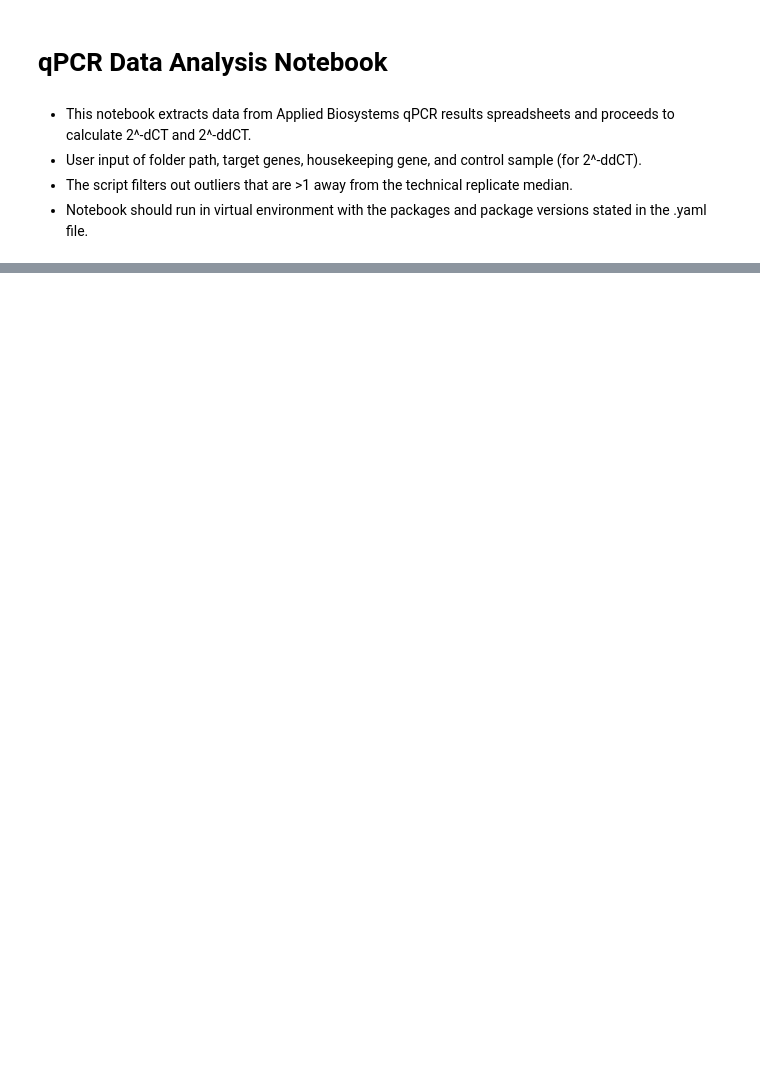
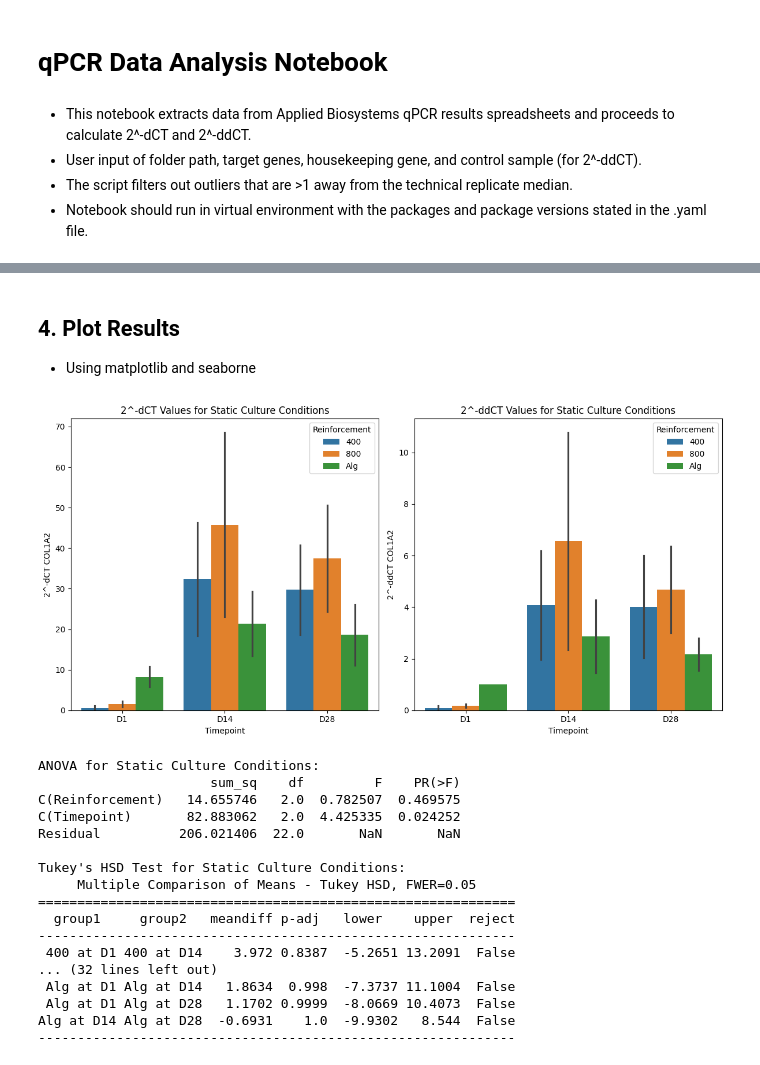
Before and after one commit to hagneeptatt/qPCR_notebook, a Jupyter notebook: qPCR_analysis.ipynb, the cells around one changed output, grey strips where cells are left out. Saved outputs shown, nothing was run; the diff lists cells and outputs as text; code cells hidden in the pictures; blank space fills up the shorter version.

Commit message:
first draft

```diff
--- a/qPCR_analysis.ipynb
+++ b/qPCR_analysis.ipynb
@@ -41,0 +235,8 @@ Fontconfig warning: ignoring UTF-8: not a valid region tag
+# %%
+# Assuming CT_mean_split is your DataFrame
+# CT_mean_split has columns: 'Target Name', 'CT', 'Biological Replicate', 'Reinforcement', 'Timepoint', 'Culture Conditions'
+
+# Input for housekeeping gene and control sample criteria
+housekeeping_gene = input("Enter the housekeeping gene: ")  # Example: 'YWHAZ'
+control_reinforcement = input("Enter the control reinforcement (e.g., 'Alg' for Alginate): ")  # Example: 'Alg'
+control_timepoint = input("Enter the control timepoint (e.g., 'D1'): ")  # Example: 'D1'
@@ -41,0 +323,64 @@ Fontconfig warning: ignoring UTF-8: not a valid region tag
+# %% [markdown]
+## 4. Plot Results
+- Using matplotlib and seaborne
+# %%
+# First lets plot all rienforcement and timepoints under static condtions
+
+# Step 1: Filter the data for static culture conditions
+df_static = results_df[results_df['Culture Conditions'] == 'S']
+
+# Step 2: Plot the bar chart for 2^-dCT values
+# Create bar plots
+plt.figure(figsize=(18, 6))
+plt.subplot(1, 3, 1)
+sns.barplot(data=df_static, x='Timepoint', y='2^-dCT COL1A2', hue='Reinforcement', errorbar="se")
+plt.title('2^-dCT Values for Static Culture Conditions')
+plt.ylabel('2^-dCT COL1A2')
+plt.legend(title='Reinforcement')
+
+# Step 3: Plot the bar chart for 2^-ddCT values
+plt.subplot(1, 3, 2)
+sns.barplot(data=df_static, x='Timepoint', y='2^-ddCT COL1A2', hue='Reinforcement', errorbar="se")
+plt.title('2^-ddCT Values for Static Culture Conditions')
+plt.ylabel('2^-ddCT COL1A2')
+plt.legend(title='Reinforcement')
+
+
+plt.tight_layout()
+plt.show()
+
+# Perform two-way ANOVA analysis
+
+model_static = ols('values ~ C(Reinforcement) * C(Timepoint)',
+                   data={'values': df_static['2^-ddCT COL1A2'],
+                         'Reinforcement': df_static['Reinforcement'],
+                         'Timepoint': df_static['Timepoint']}).fit()
+anova_static = sm.stats.anova_lm(model_static, typ=2)
+
+print("ANOVA for Static Culture Conditions:")
+print(anova_static)
+
+mc_static = pairwise_tukeyhsd(endog=df_static['2^-ddCT COL1A2'],
+                              groups=df_static['Reinforcement'] + ' at ' + df_static['Timepoint'],
+                              alpha=0.05)
+print("\nTukey's HSD Test for Static Culture Conditions:")
+print(mc_static.summary())
+# %% [output]
+[figure, added]
+ANOVA for Static Culture Conditions:
+                      sum_sq    df         F    PR(>F)
+C(Reinforcement)   14.655746   2.0  0.782507  0.469575
+C(Timepoint)       82.883062   2.0  4.425335  0.024252
+Residual          206.021406  22.0       NaN       NaN
+
+Tukey's HSD Test for Static Culture Conditions:
+     Multiple Comparison of Means - Tukey HSD, FWER=0.05
+=============================================================
+  group1     group2   meandiff p-adj   lower    upper  reject
+-------------------------------------------------------------
+ 400 at D1 400 at D14    3.972 0.8387  -5.2651 13.2091  False
+... (32 lines left out)
+ Alg at D1 Alg at D14   1.8634  0.998  -7.3737 11.1004  False
+ Alg at D1 Alg at D28   1.1702 0.9999  -8.0669 10.4073  False
+Alg at D14 Alg at D28  -0.6931    1.0  -9.9302   8.544  False
+-------------------------------------------------------------
```
Also changed, not shown: parts of 12 cells of this notebook, 5 other files.
